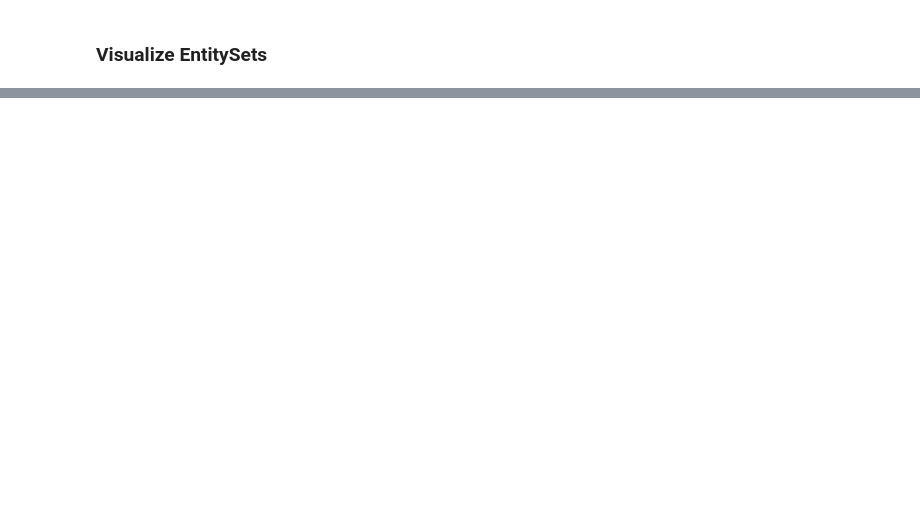
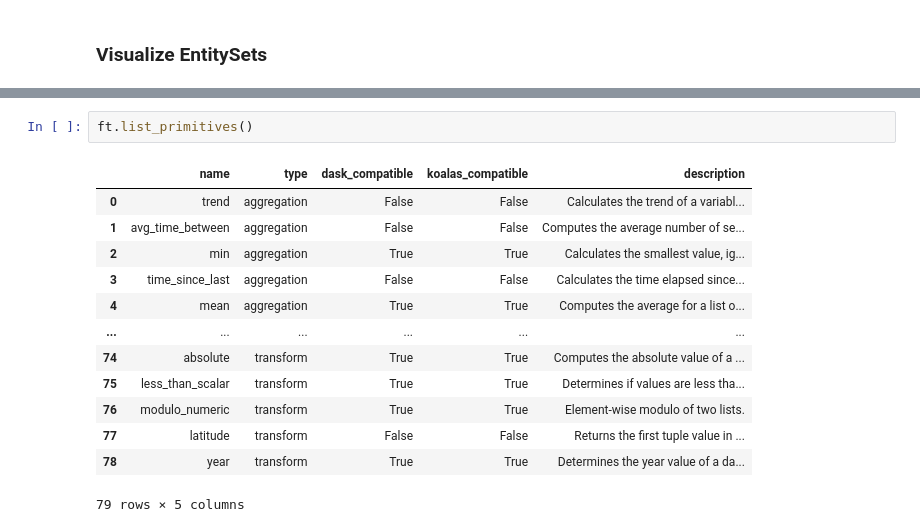
Before and after one commit to hjones20/auto-feature-engineering, a Jupyter notebook: featuretools.ipynb, the cells around one changed output, grey strips where cells are left out. Saved outputs shown, nothing was run; the diff lists cells and outputs as text; blank space fills up the shorter version.

```diff
--- a/featuretools.ipynb
+++ b/featuretools.ipynb
@@ -143,0 +225,16 @@ Allows me to create entities from existing tables to reduce the amount of redund
+# %%
+ft.list_primitives()
+# %% [output]
+|  | name | type | dask_compatible | koalas_compatible | description |
+| 0 | trend | aggregation | False | False | Calculates the trend of a variabl... |
+| 1 | avg_time_between | aggregation | False | False | Computes the average number of se... |
+| 2 | min | aggregation | True | True | Calculates the smallest value, ig... |
+| 3 | time_since_last | aggregation | False | False | Calculates the time elapsed since... |
+| 4 | mean | aggregation | True | True | Computes the average for a list o... |
+| ... | ... | ... | ... | ... | ... |
+| 74 | absolute | transform | True | True | Computes the absolute value of a ... |
+| 75 | less_than_scalar | transform | True | True | Determines if values are less tha... |
+| 76 | modulo_numeric | transform | True | True | Element-wise modulo of two lists. |
+| 77 | latitude | transform | False | False | Returns the first tuple value in ... |
+| 78 | year | transform | True | True | Determines the year value of a da... |
+79 rows × 5 columns
```
Also changed, not shown: parts of 8 cells of this notebook.
